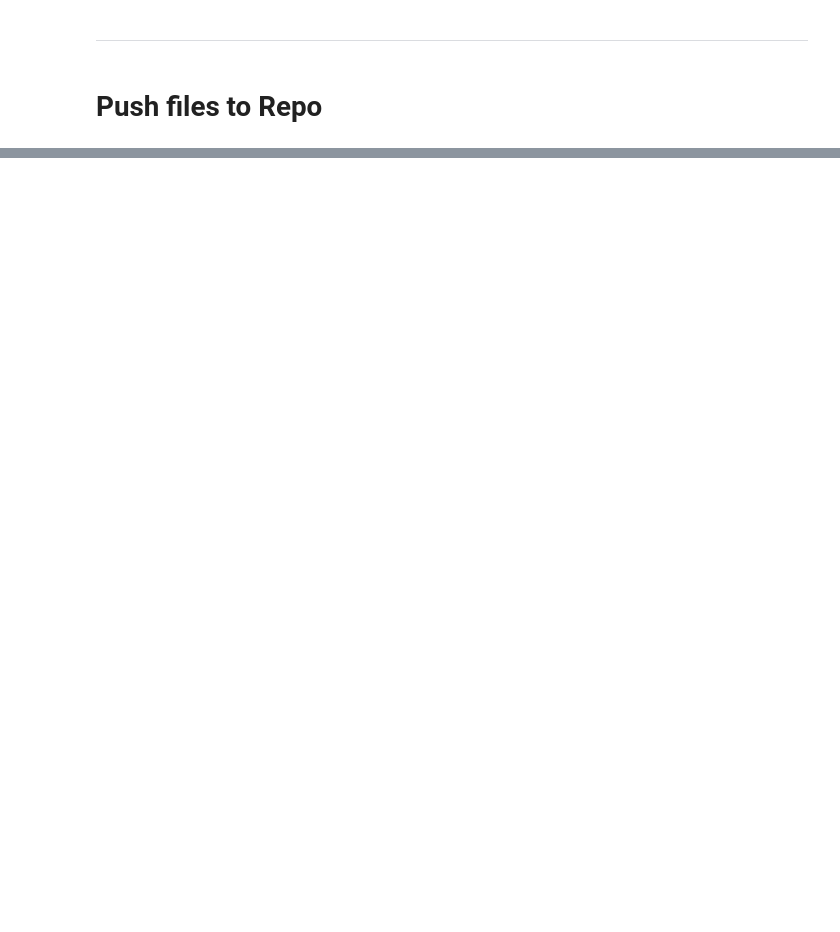
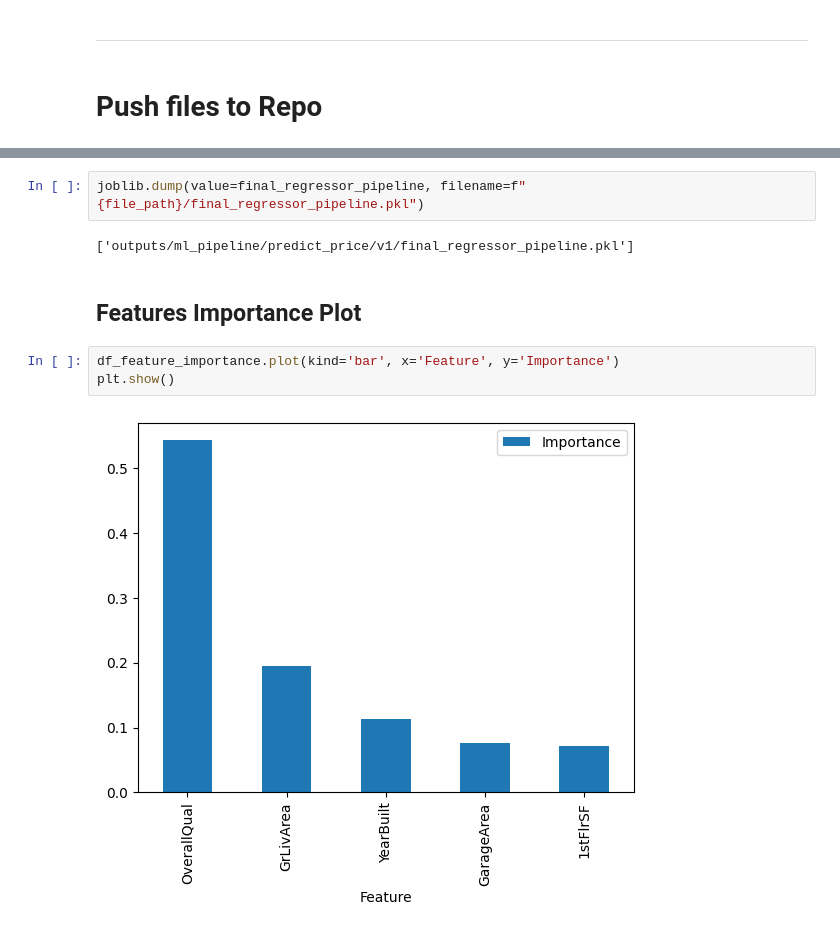
Before and after one commit to ChrisCherng/heritage-housing, a Jupyter notebook: jupyter_notebooks/05. PredictPrice.ipynb, the cells around one changed output, grey strips where cells are left out. Cells and saved outputs as stored; diff of their text form; blank space fills up the shorter version.

Commit message:
initial completion of predict price notebook

```diff
--- a/jupyter_notebooks/05. PredictPrice.ipynb
+++ b/jupyter_notebooks/05. PredictPrice.ipynb
@@ -438,0 +676,11 @@ except Exception as e:
+# %%
+joblib.dump(value=final_regressor_pipeline, filename=f"{file_path}/final_regressor_pipeline.pkl")
+# %% [output]
+['outputs/ml_pipeline/predict_price/v1/final_regressor_pipeline.pkl']
+# %% [markdown]
+## Features Importance Plot
+# %%
+df_feature_importance.plot(kind='bar', x='Feature', y='Importance')
+plt.show()
+# %% [output]
+[figure, added]
```
Also changed, not shown: parts of 42 cells of this notebook, 6 other files.
